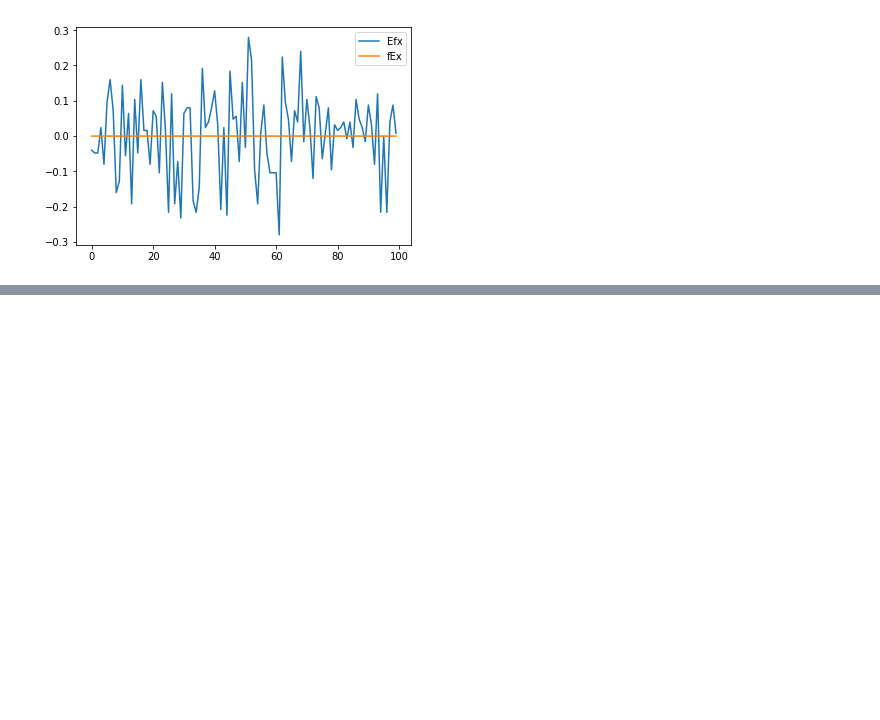
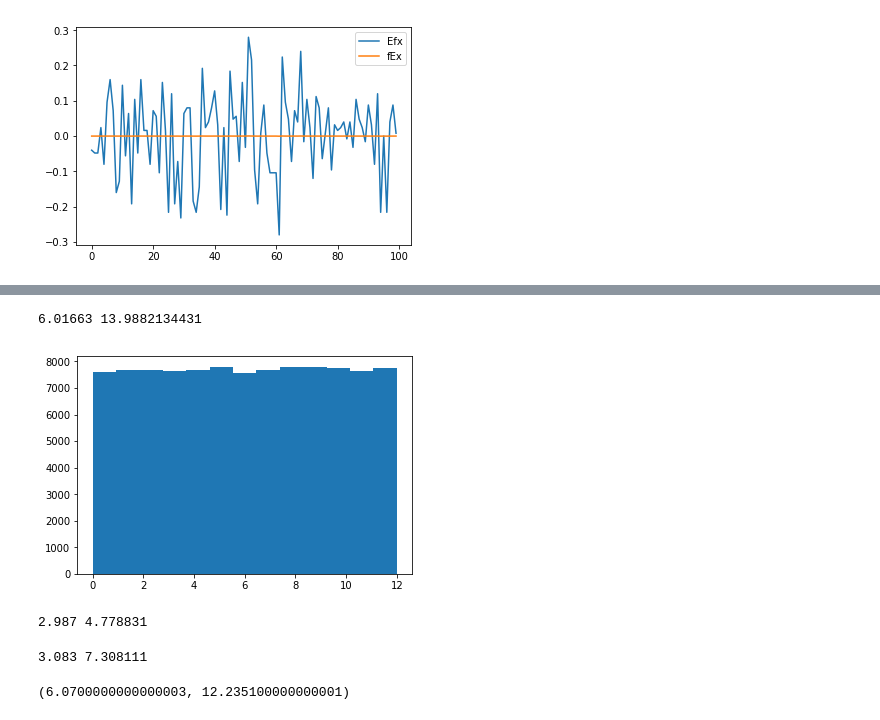
Before and after one commit to Aturt2/mckay, a Jupyter notebook: Chapter2.ipynb, the cells around one changed output, grey strips where cells are left out. Drawn from its saved outputs; the diff is of its cells as text; code cells hidden in the pictures; blank space fills up the shorter version.

```diff
--- a/Chapter2.ipynb
+++ b/Chapter2.ipynb
@@ -244,0 +300,18 @@ plt.legend(["Efx", "fEx"])
+# %%
+obj = [np.random.choice(np.arange(13)) for _ in range(100000)]
+print(np.mean(obj), np.var(obj))
+plt.hist(obj, bins=13)
+plt.show()
+# %% [output]
+6.01663 13.9882134431
+[figure, added]
+# %%
+dice_1 = [np.random.choice([0, 2, 1, 4, 5, 6]) for _ in range(1000)]
+print(np.mean(dice_1), np.var(dice_1))
+# %% [output]
+2.987 4.778831
+# %%
+dice_2 = [np.random.choice([0, 0, 1, 5, 6, 6]) for _ in range(1000)]
+print(np.mean(dice_2), np.var(dice_2))
+# %% [output]
+3.083 7.308111
@@ -244,0 +320,4 @@ plt.legend(["Efx", "fEx"])
+# %%
+np.mean(trials_c), np.var(trials_c)
+# %% [output]
+(6.0700000000000003, 12.235100000000001)
```
Also changed, not shown: parts of 23 cells of this notebook, 1 other file.
